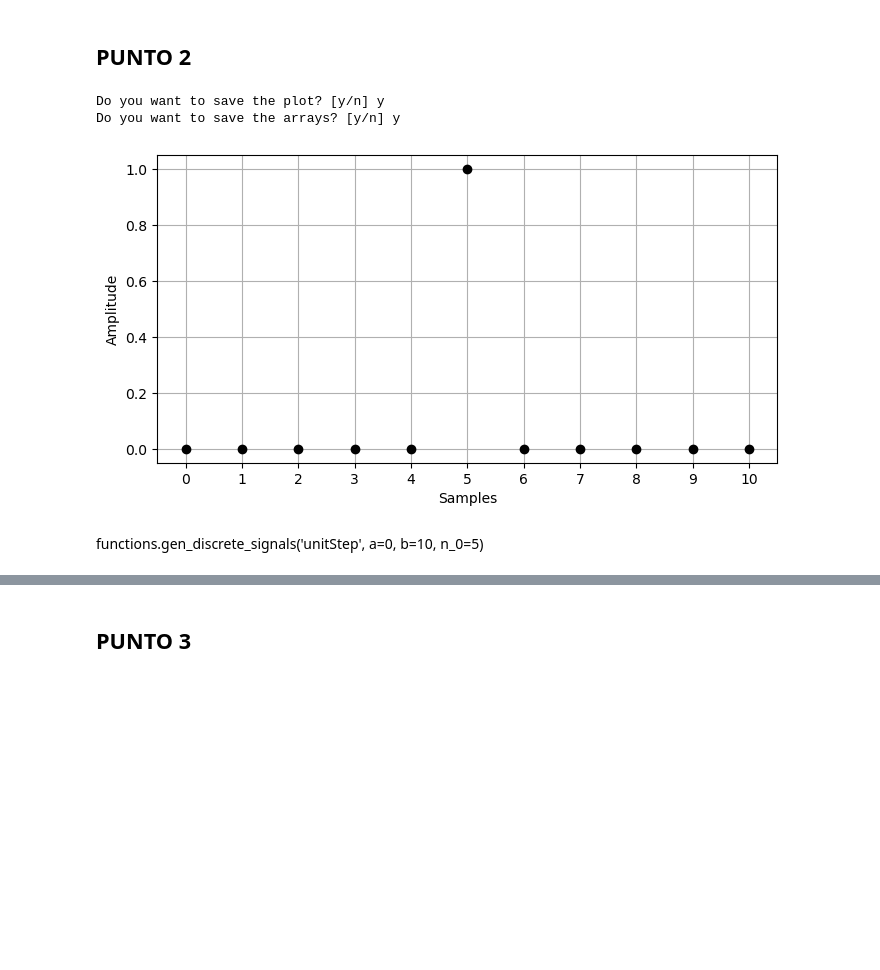
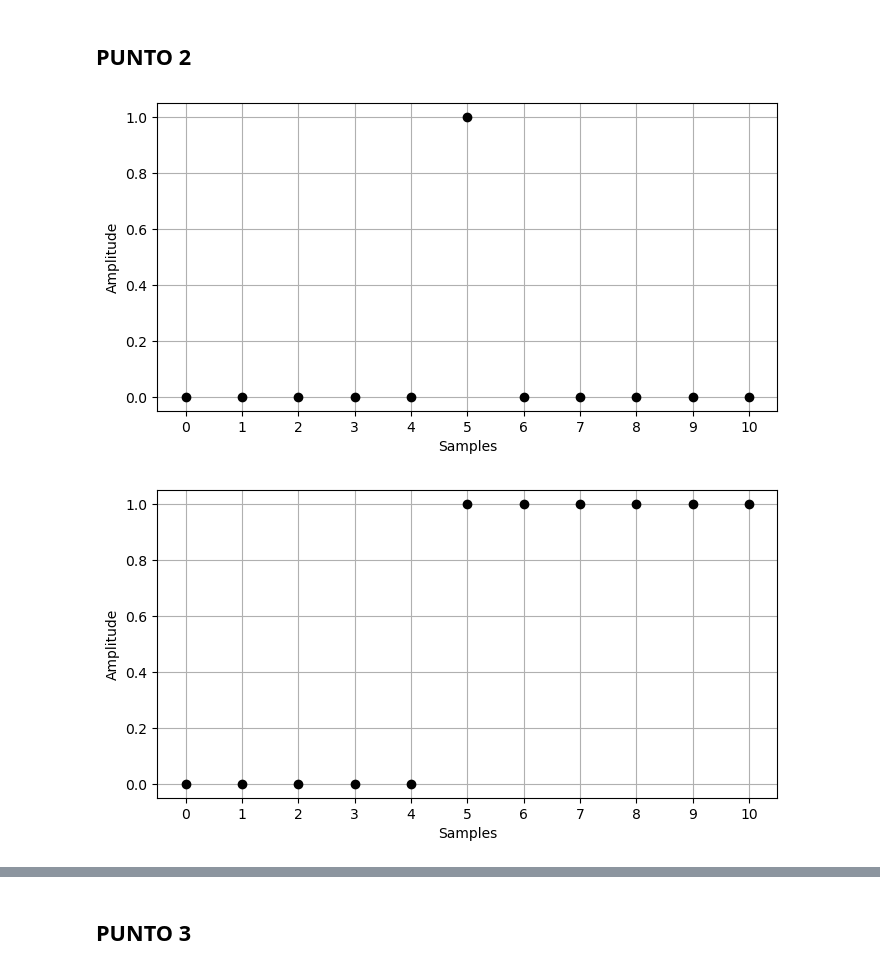
Before and after one commit to mrmalvicino/signals-and-systems-assignments, a Jupyter notebook: Malvicino_Maximiliano_TP1/main.ipynb, the cells around one changed output, grey strips where cells are left out. Drawn from its saved outputs; the diff is of its cells as text; code cells hidden in the pictures; blank space fills up the shorter version.

```diff
--- a/Malvicino_Maximiliano_TP1/main.ipynb
+++ b/Malvicino_Maximiliano_TP1/main.ipynb
@@ -46,9 +48,9 @@ There is no information available for <class 'bool'>.
 # %%
-functions.gen_discrete_signals('unitImpulse', a=0, b=10, n_0=5)
+functions.gen_discrete_signals('unitImpulse', n_start=0, n_end=10, n_0=5, **kwargs)
 # %% [output]
-Do you want to save the plot? [y/n] y
-Do you want to save the arrays? [y/n] y
 [figure]
-# %% [markdown]
-functions.gen_discrete_signals('unitStep', a=0, b=10, n_0=5)
+# %%
+functions.gen_discrete_signals('unitStep', n_start=0, n_end=10, n_0=5, **kwargs)
+# %% [output]
+[figure, added]
 # %%
```
Also changed, not shown: parts of 8 cells of this notebook, 6 other files.
